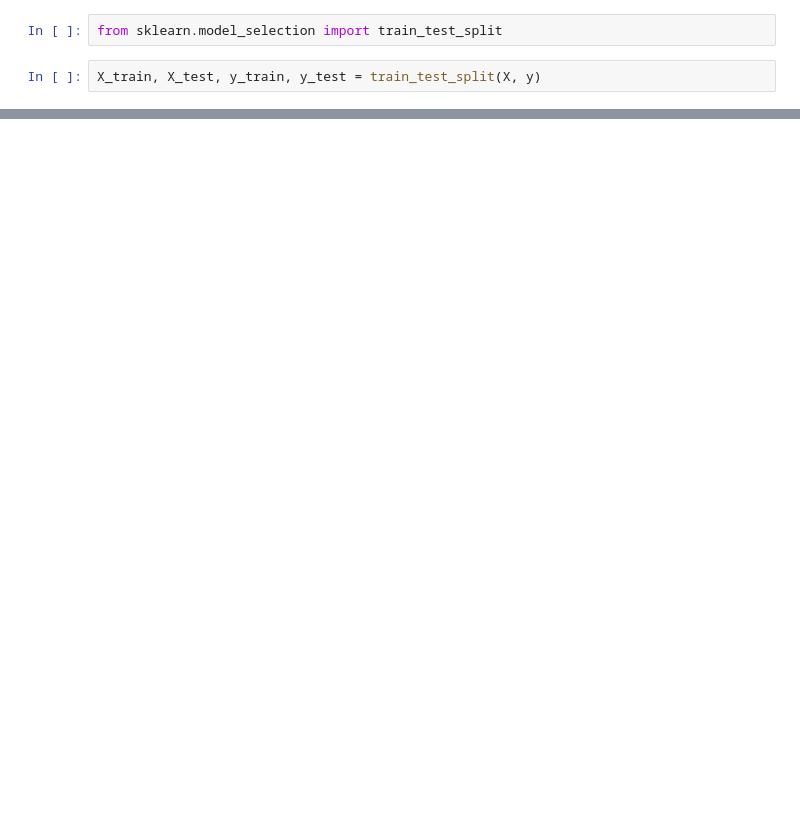
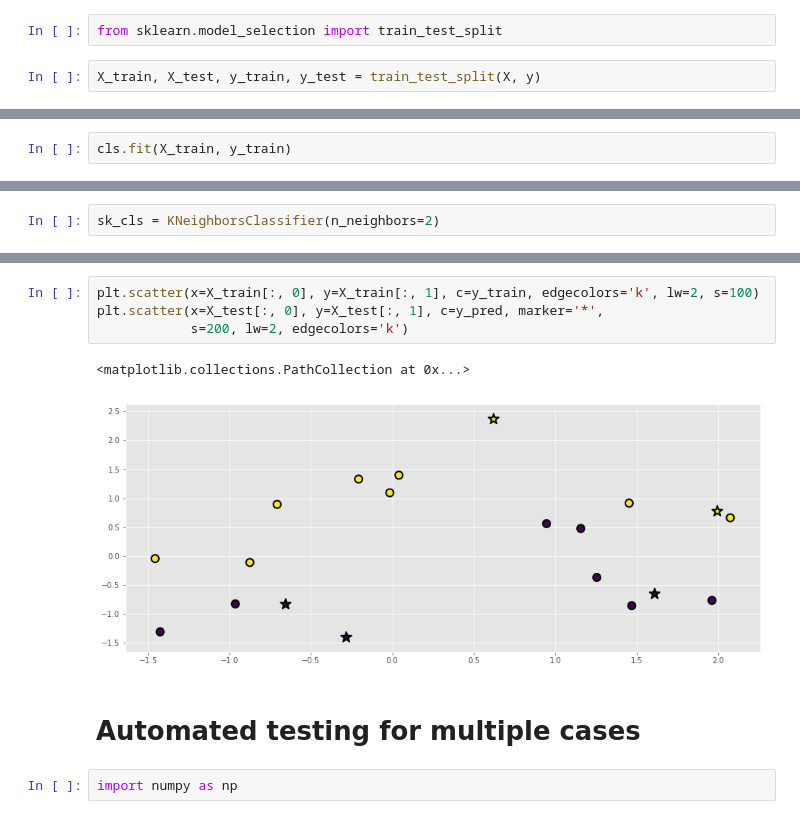
Before and after one commit to gokul-krishna/mlscratch, a Jupyter notebook: nbs/kNN.ipynb, the cells around one changed output, grey strips where cells are left out. Saved outputs shown, nothing was run; the diff lists cells and outputs as text; blank space fills up the shorter version.

```diff
--- a/nbs/kNN.ipynb
+++ b/nbs/kNN.ipynb
@@ -20,0 +27,2 @@ X_train, X_test, y_train, y_test = train_test_split(X, y)
+# %%
+cls.fit(X_train, y_train)
@@ -20,0 +36,2 @@ X_train, X_test, y_train, y_test = train_test_split(X, y)
+# %%
+sk_cls = KNeighborsClassifier(n_neighbors=2)
@@ -20,0 +48,11 @@ X_train, X_test, y_train, y_test = train_test_split(X, y)
+# %%
+plt.scatter(x=X_train[:, 0], y=X_train[:, 1], c=y_train, edgecolors='k', lw=2, s=100)
+plt.scatter(x=X_test[:, 0], y=X_test[:, 1], c=y_pred, marker='*',
+            s=200, lw=2, edgecolors='k')
+# %% [output]
+<matplotlib.collections.PathCollection at 0x...>
+[figure, added]
+# %% [markdown]
+# Automated testing for multiple cases
+# %%
+import numpy as np
```
Also changed, not shown: parts of 10 cells of this notebook.
